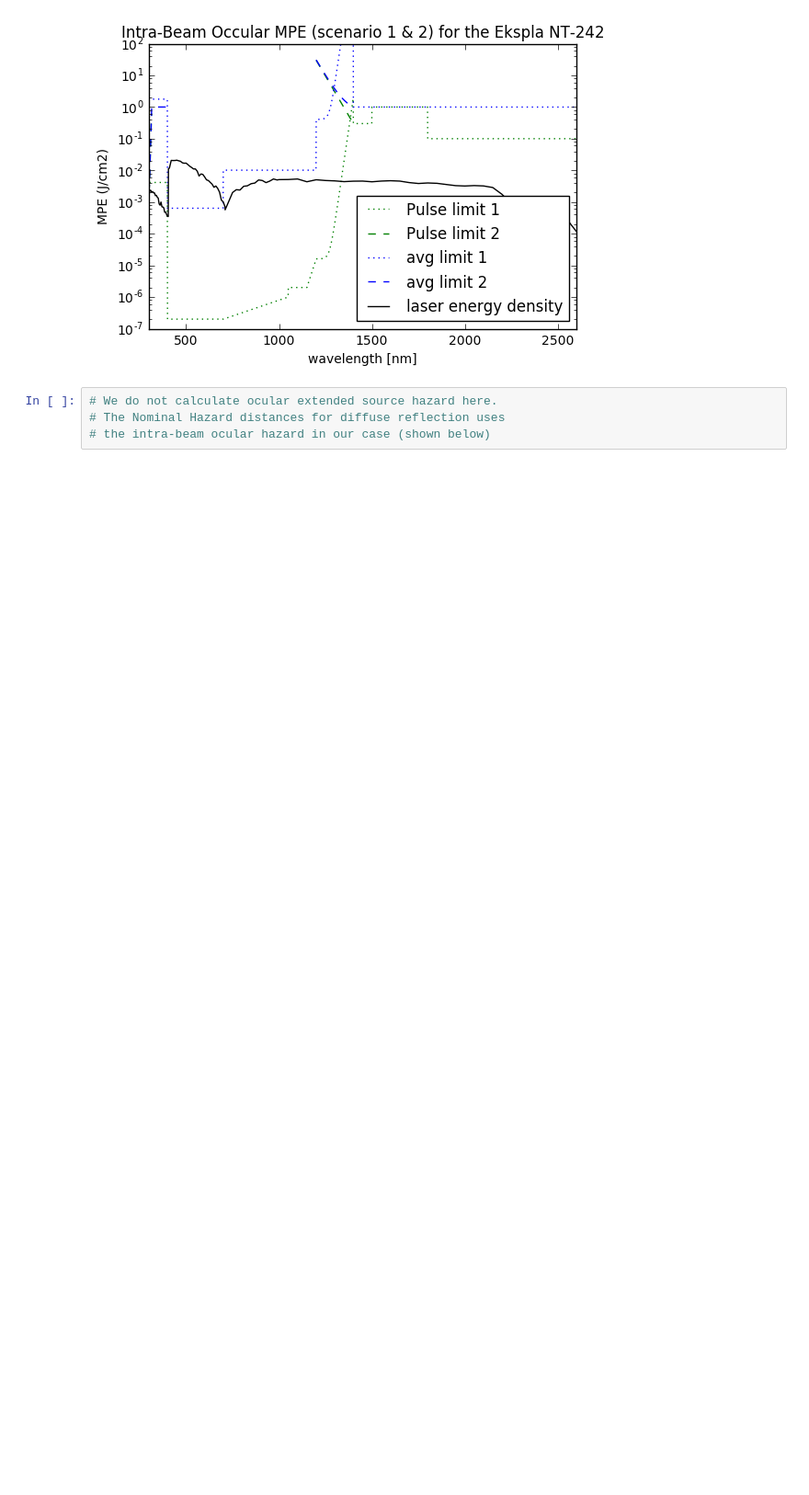
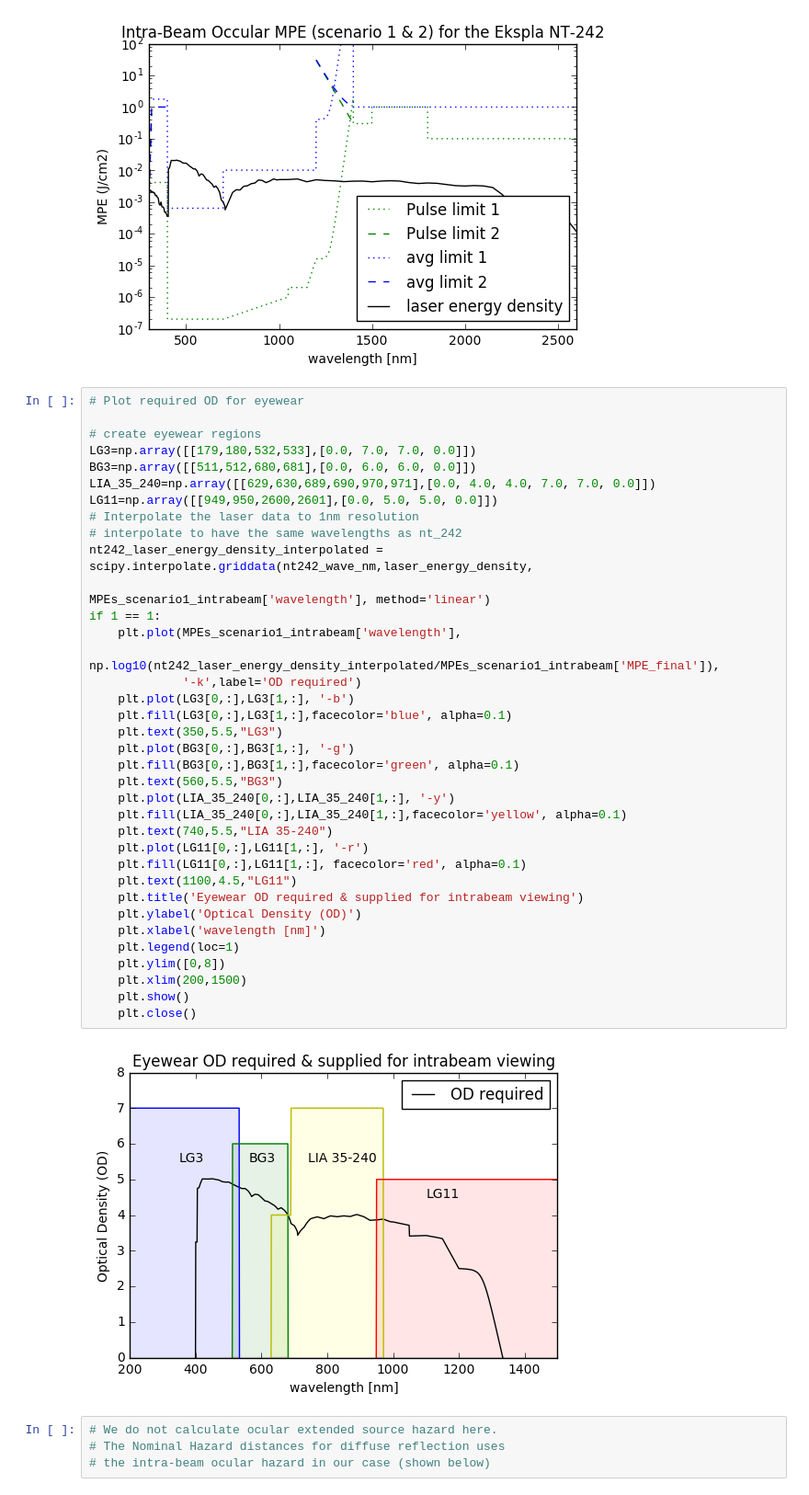
Before and after one commit to patrickingraham/NOAO_Laser_Lab, a Jupyter notebook: NOAO Laser Safety Calculations.ipynb, the cells around one changed output. Shown at 92% size. Drawn from its saved outputs; the diff is of its cells as text; blank space fills up the shorter version.

Commit message:
Created optical density plot for required eyewear.

```diff
--- a/NOAO Laser Safety Calculations.ipynb
+++ b/NOAO Laser Safety Calculations.ipynb
@@ -68,6 +69,44 @@ if 1 == 1:
     plt.close()
 # %% [output]
 [figure]
+# %%
+# Plot required OD for eyewear
+
+# create eyewear regions
+LG3=np.array([[179,180,532,533],[0.0, 7.0, 7.0, 0.0]])
+BG3=np.array([[511,512,680,681],[0.0, 6.0, 6.0, 0.0]])
+LIA_35_240=np.array([[629,630,689,690,970,971],[0.0, 4.0, 4.0, 7.0, 7.0, 0.0]])
+LG11=np.array([[949,950,2600,2601],[0.0, 5.0, 5.0, 0.0]])
+# Interpolate the laser data to 1nm resolution
+# interpolate to have the same wavelengths as nt_242
+nt242_laser_energy_density_interpolated = scipy.interpolate.griddata(nt242_wave_nm,laser_energy_density,
+                                                                     MPEs_scenario1_intrabeam['wavelength'], method='linear')
+if 1 == 1:
+    plt.plot(MPEs_scenario1_intrabeam['wavelength'],
+             np.log10(nt242_laser_energy_density_interpolated/MPEs_scenario1_intrabeam['MPE_final']),
+             '-k',label='OD required')
+    plt.plot(LG3[0,:],LG3[1,:], '-b')
+    plt.fill(LG3[0,:],LG3[1,:],facecolor='blue', alpha=0.1)
+    plt.text(350,5.5,"LG3")
+    plt.plot(BG3[0,:],BG3[1,:], '-g')
+    plt.fill(BG3[0,:],BG3[1,:],facecolor='green', alpha=0.1)
+    plt.text(560,5.5,"BG3")
+    plt.plot(LIA_35_240[0,:],LIA_35_240[1,:], '-y')
+    plt.fill(LIA_35_240[0,:],LIA_35_240[1,:],facecolor='yellow', alpha=0.1)
+    plt.text(740,5.5,"LIA 35-240")
+    plt.plot(LG11[0,:],LG11[1,:], '-r')
+    plt.fill(LG11[0,:],LG11[1,:], facecolor='red', alpha=0.1)
+    plt.text(1100,4.5,"LG11")
+    plt.title('Eyewear OD required & supplied for intrabeam viewing')
+    plt.ylabel('Optical Density (OD)')
+    plt.xlabel('wavelength [nm]')
+    plt.legend(loc=1)
+    plt.ylim([0,8])
+    plt.xlim(200,1500)
+    plt.show()
+    plt.close()
+# %% [output]
+[figure, added]
 # %%
 # We do not calculate ocular extended source hazard here.
 # The Nominal Hazard distances for diffuse reflection uses
```
Also changed, not shown: parts of 1 cell of this notebook.
